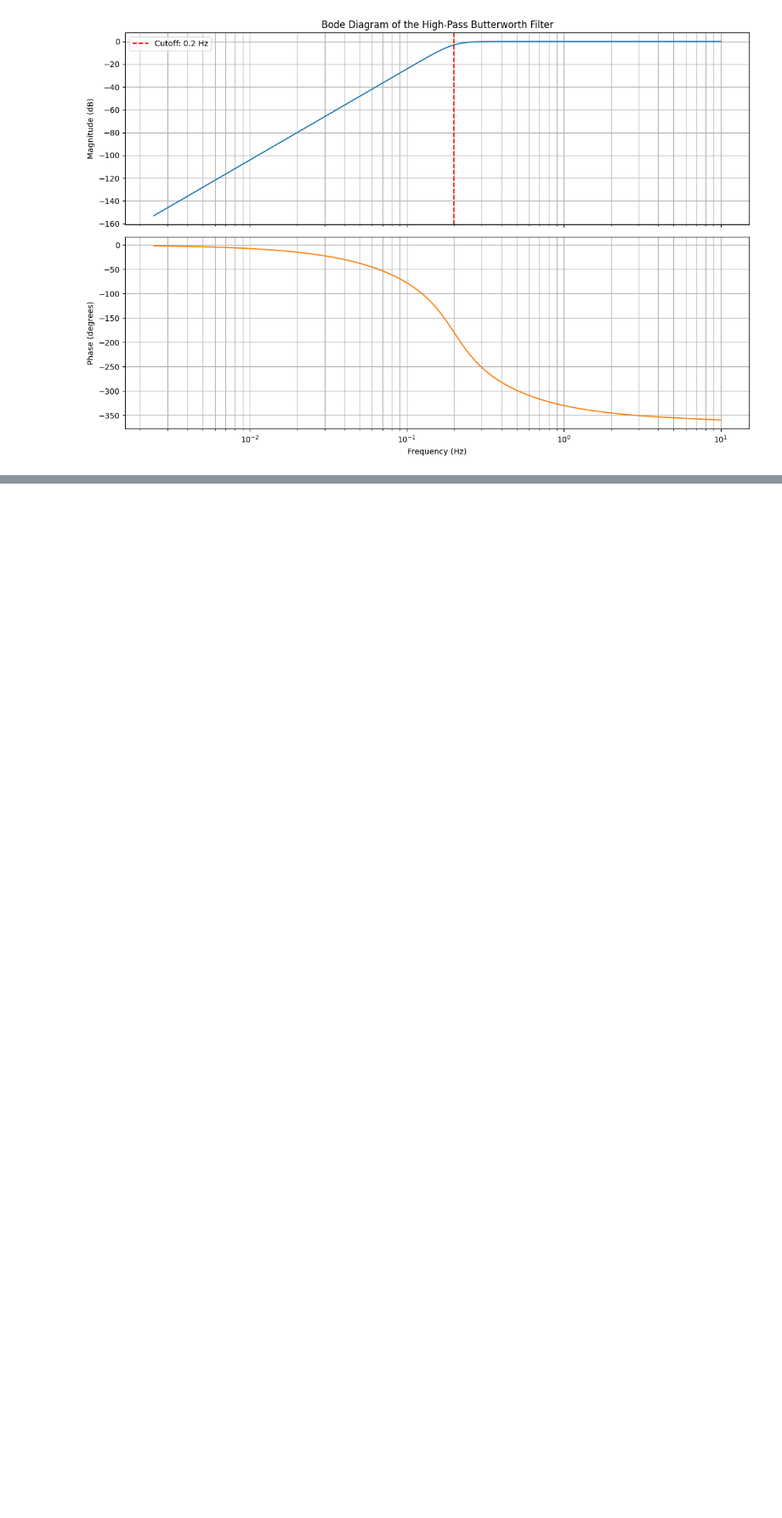
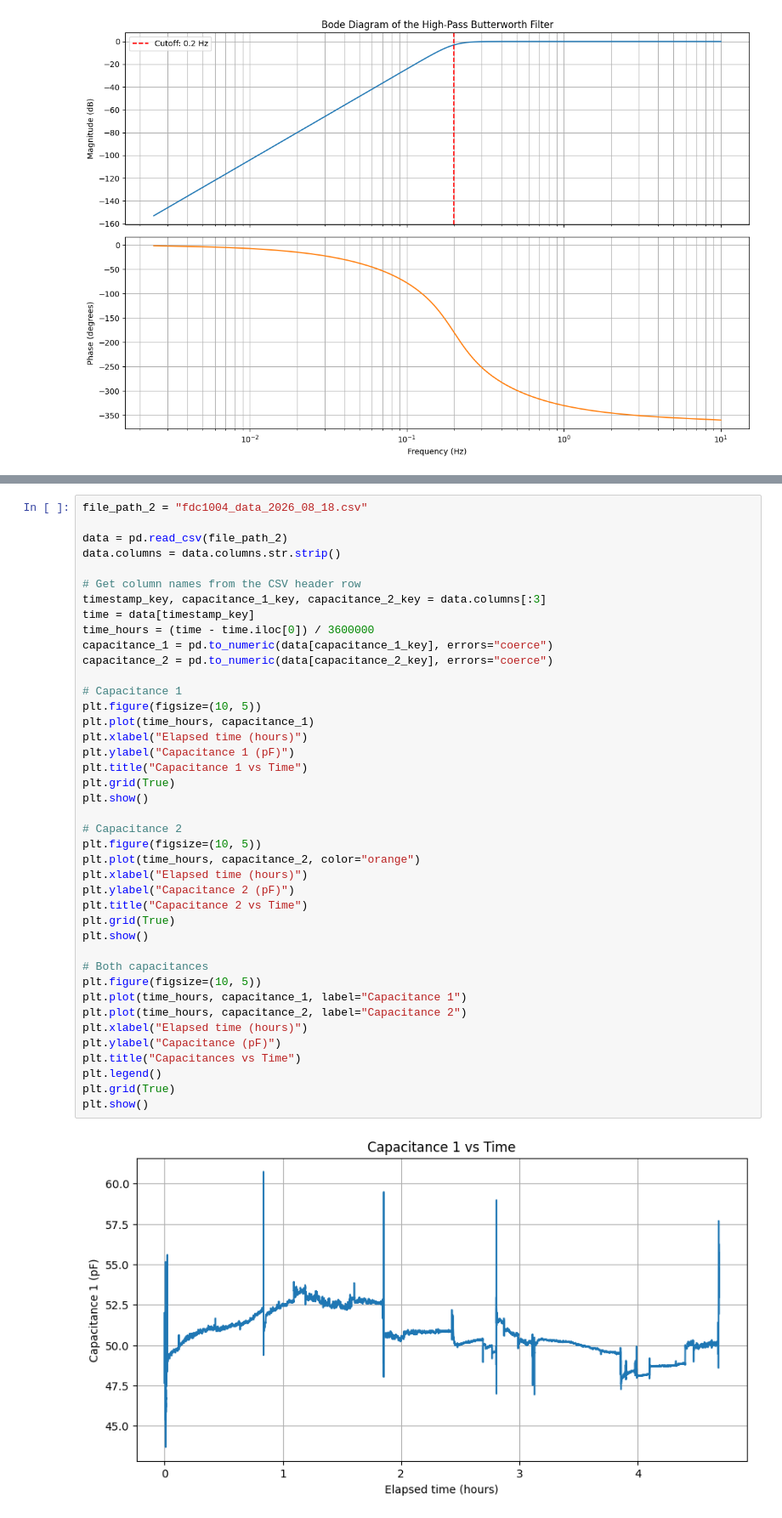
Before and after one commit to Qawes/CapMeter, a Jupyter notebook: MVP_measurements/data_analytics/plotter.ipynb, the cells around one changed output, grey strips where cells are left out. Shown at 85% size. Cells and saved outputs as stored; diff of their text form; blank space fills up the shorter version.

```diff
--- a/MVP_measurements/data_analytics/plotter.ipynb
+++ b/MVP_measurements/data_analytics/plotter.ipynb
@@ -405,0 +365,43 @@ plt.show()
+# %%
+file_path_2 = "fdc1004_data_2026_08_18.csv"
+
+data = pd.read_csv(file_path_2)
+data.columns = data.columns.str.strip()
+
+# Get column names from the CSV header row
+timestamp_key, capacitance_1_key, capacitance_2_key = data.columns[:3]
+time = data[timestamp_key]
+time_hours = (time - time.iloc[0]) / 3600000
+capacitance_1 = pd.to_numeric(data[capacitance_1_key], errors="coerce")
+capacitance_2 = pd.to_numeric(data[capacitance_2_key], errors="coerce")
+
+# Capacitance 1
+plt.figure(figsize=(10, 5))
+plt.plot(time_hours, capacitance_1)
+plt.xlabel("Elapsed time (hours)")
+plt.ylabel("Capacitance 1 (pF)")
+plt.title("Capacitance 1 vs Time")
+plt.grid(True)
+plt.show()
+
+# Capacitance 2
+plt.figure(figsize=(10, 5))
+plt.plot(time_hours, capacitance_2, color="orange")
+plt.xlabel("Elapsed time (hours)")
+plt.ylabel("Capacitance 2 (pF)")
+plt.title("Capacitance 2 vs Time")
+plt.grid(True)
+plt.show()
+
+# Both capacitances
+plt.figure(figsize=(10, 5))
+plt.plot(time_hours, capacitance_1, label="Capacitance 1")
+plt.plot(time_hours, capacitance_2, label="Capacitance 2")
+plt.xlabel("Elapsed time (hours)")
+plt.ylabel("Capacitance (pF)")
+plt.title("Capacitances vs Time")
+plt.legend()
+plt.grid(True)
+plt.show()
+# %% [output]
+[figure, added]
```
Also changed, not shown: parts of 10 cells of this notebook, 4 other files.
